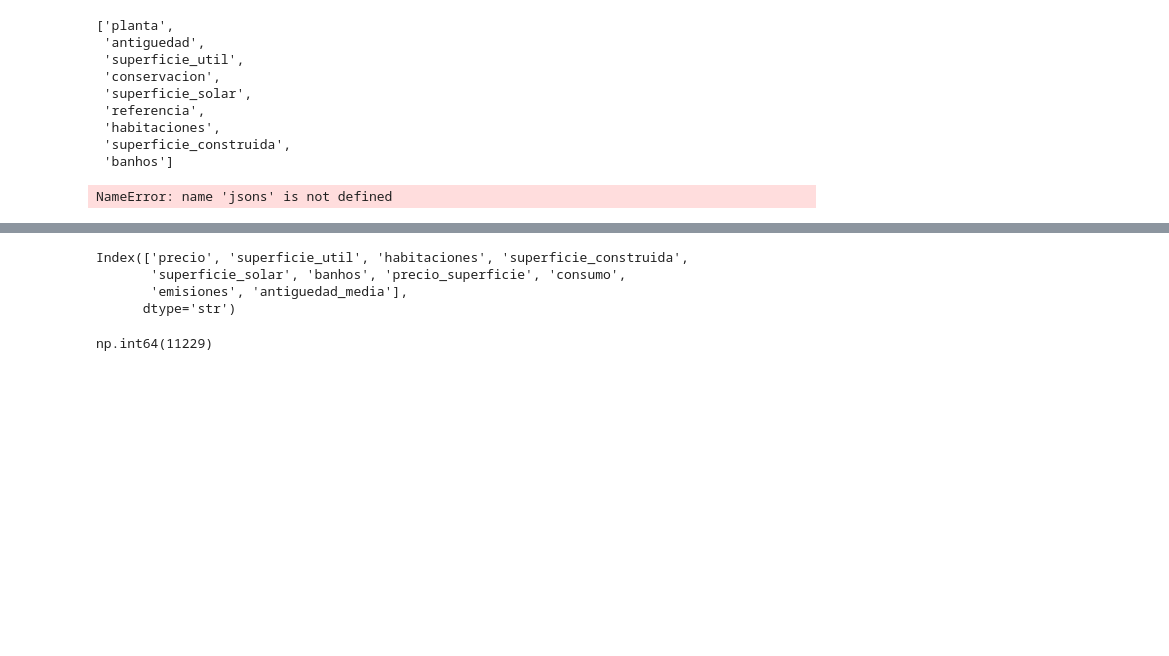
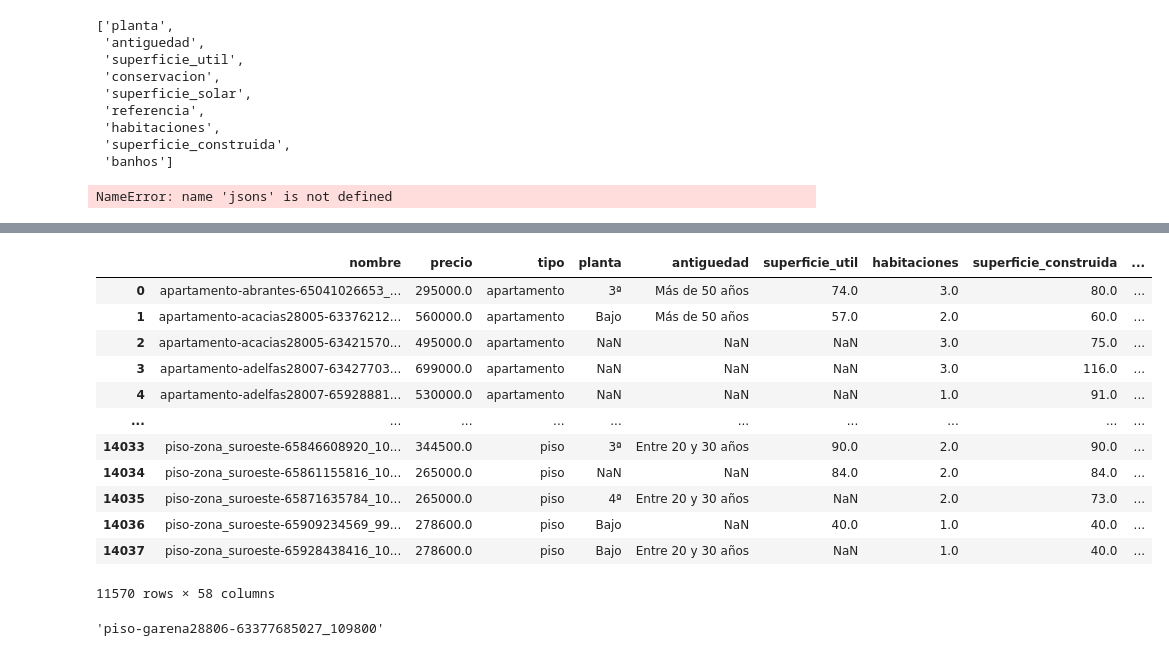
Before and after one commit to LucasDR140603/Proyecto-Pisos, a Jupyter notebook: pruebas.ipynb, the cells around one changed output, grey strips where cells are left out. Saved outputs shown, nothing was run; the diff lists cells and outputs as text; code cells hidden in the pictures; blank space fills up the shorter version.

```diff
--- a/pruebas.ipynb
+++ b/pruebas.ipynb
@@ -483,10 +485,47 @@ df.to_csv('datos_crudos.csv',index=False)
 # %%
-df=pd.read_csv('./datos_crudos.csv').assign(
+df=pd.read_csv('./datos_crudos.csv')
+df=df.assign(
     localidad=df['nombre'].map(lambda x:str(x).split('-')[1]),
     localidad_sin_numero=df['localidad'].map(lambda x:re.sub("\\d",'',str(x))),
+    cp=df['localidad'].map(lambda x:re.sub("[^0-9]",'',str(x))).map(lambda x:x if len(str(x))==5 else np.nan),
     antiguedad_media=np.select(
         [df['antiguedad']=='Más de 50 años',df['antiguedad']=='Entre 30 y 50 años',df['antiguedad']=='Entre 20 y 30 años',df['antiguedad']=='Entre 10 y 20 años',df['antiguedad']=='Entre 5 y 10 años',df['antiguedad']=='Menos de 5 años'],
         [51,50,30,20,10,5],
         np.nan
+    ),
+    n_conservacion=np.select(
+        [df['conservacion']=='A reformar',df['conservacion']=='En buen estado',df['conservacion']=='Reformado',df['conservacion']=='A estrenar'],
+        [1,2,3,4],
+        np.nan
+    ),
+    balcon=np.where(
+        (df['balcon'].isna()) & ~((df['descripcion'].str.contains('balcón')) | (df['descripcion'].str.contains('Balcón')) | (df['descripcion'].str.contains('balcones'))),False,df['balcon']
+    ),
+    n_planta=np.where(
+        (~df.fillna('nan')['planta'].isna()),df['planta'].map(lambda x:-1 if x=='Sótano' else -0.5 if x=='Semisótano' else 0 if x=='Bajo' else 0.5 if x=='Entresuelo' else 1 if x=='Principal' else 21 if x=='Más de 20' else float(str(x).replace('ª',''))),np.nan
+    ),
+    piscina=np.where(
+        (df['piscina'].isna() & ~((df['descripcion'].str.contains('piscina')) | (df['descripcion'].str.contains('Piscina')))),False,df['piscina']
     )
 )
+df=df.assign(
+    n_planta=np.where(
+        df['tipo'].isin(['casa','casa_adosada','chalet','finca_rustica']),0,df['n_planta']
+    )
+)
+df_reducido:pd.DataFrame=df[((df['superficie_construida'].between(16,348.5)) | (df['superficie_construida'].isna())) & ((df['superficie_util'].between(16,294.5)) | (df['superficie_util'].isna())) & ((df['banhos'].between(0,6)) | (df['banhos'].isna())) & (df['precio'].between(500,3000000)) & ((df['habitaciones'].between(1,7)) | (df['habitaciones'].isna())) & ((df['superficie_solar'].between(15,4679.875)) | (df['superficie_solar'].isna())) & ((df['precio_superficie'].between(10,13555.5)) | (df['precio_superficie'].isna())) & ((df['consumo'].between(0,471)) | (df['consumo'].isna())) & ((df['emisiones'].between(0,112)) | (df['emisiones'].isna())) & ~((df['conservacion']=='En buen estado') & (df['precio']<30000)) & ~((df['conservacion']=='A reformar') & (df['precio']>1000000))]
+df_reducido
+# %% [output]
+|  | nombre | precio | tipo | planta | antiguedad | superficie_util | habitaciones | superficie_construida | ... |
+| 0 | apartamento-abrantes-65041026653_... | 295000.0 | apartamento | 3ª | Más de 50 años | 74.0 | 3.0 | 80.0 | ... |
+| 1 | apartamento-acacias28005-63376212... | 560000.0 | apartamento | Bajo | Más de 50 años | 57.0 | 2.0 | 60.0 | ... |
+| 2 | apartamento-acacias28005-63421570... | 495000.0 | apartamento | NaN | NaN | NaN | 3.0 | 75.0 | ... |
+| 3 | apartamento-adelfas28007-63427703... | 699000.0 | apartamento | NaN | NaN | NaN | 3.0 | 116.0 | ... |
+| 4 | apartamento-adelfas28007-65928881... | 530000.0 | apartamento | NaN | NaN | NaN | 1.0 | 91.0 | ... |
+| ... | ... | ... | ... | ... | ... | ... | ... | ... | ... |
+| 14033 | piso-zona_suroeste-65846608920_10... | 344500.0 | piso | 3ª | Entre 20 y 30 años | 90.0 | 2.0 | 90.0 | ... |
+| 14034 | piso-zona_suroeste-65861155816_10... | 265000.0 | piso | NaN | NaN | 84.0 | 2.0 | 84.0 | ... |
+| 14035 | piso-zona_suroeste-65871635784_10... | 265000.0 | piso | 4ª | Entre 20 y 30 años | NaN | 2.0 | 73.0 | ... |
+| 14036 | piso-zona_suroeste-65909234569_99... | 278600.0 | piso | Bajo | NaN | 40.0 | 1.0 | 40.0 | ... |
+| 14037 | piso-zona_suroeste-65928438416_10... | 278600.0 | piso | Bajo | Entre 20 y 30 años | NaN | 1.0 | 40.0 | ... |
+11570 rows × 58 columns
@@ -505,11 +532,4 @@ df=df.assign(
-# %%
-df.select_dtypes(include='number').columns
-# %% [output]
-Index(['precio', 'superficie_util', 'habitaciones', 'superficie_construida',
-       'superficie_solar', 'banhos', 'precio_superficie', 'consumo',
-       'emisiones', 'antiguedad_media'],
-      dtype='str')
-# %%
-df['tipo_suelo'].isna().sum()
-# %% [output]
-np.int64(11229)
+# %%
+df_reducido[df_reducido['garaje']=='1'].sort_values(by=['precio']).iloc[0]['nombre']
+# %% [output]
+'piso-garena28806-63377685027_109800'
```
Also changed, not shown: parts of 27 cells of this notebook.
